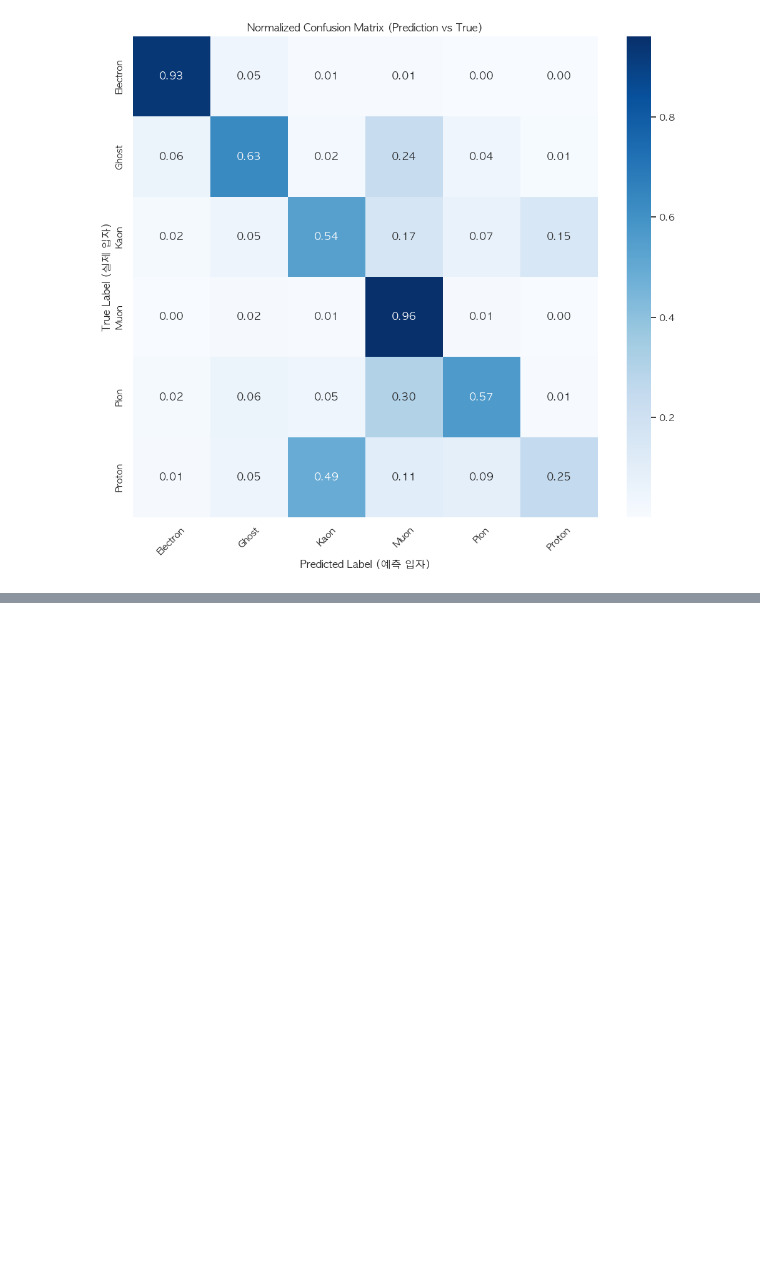
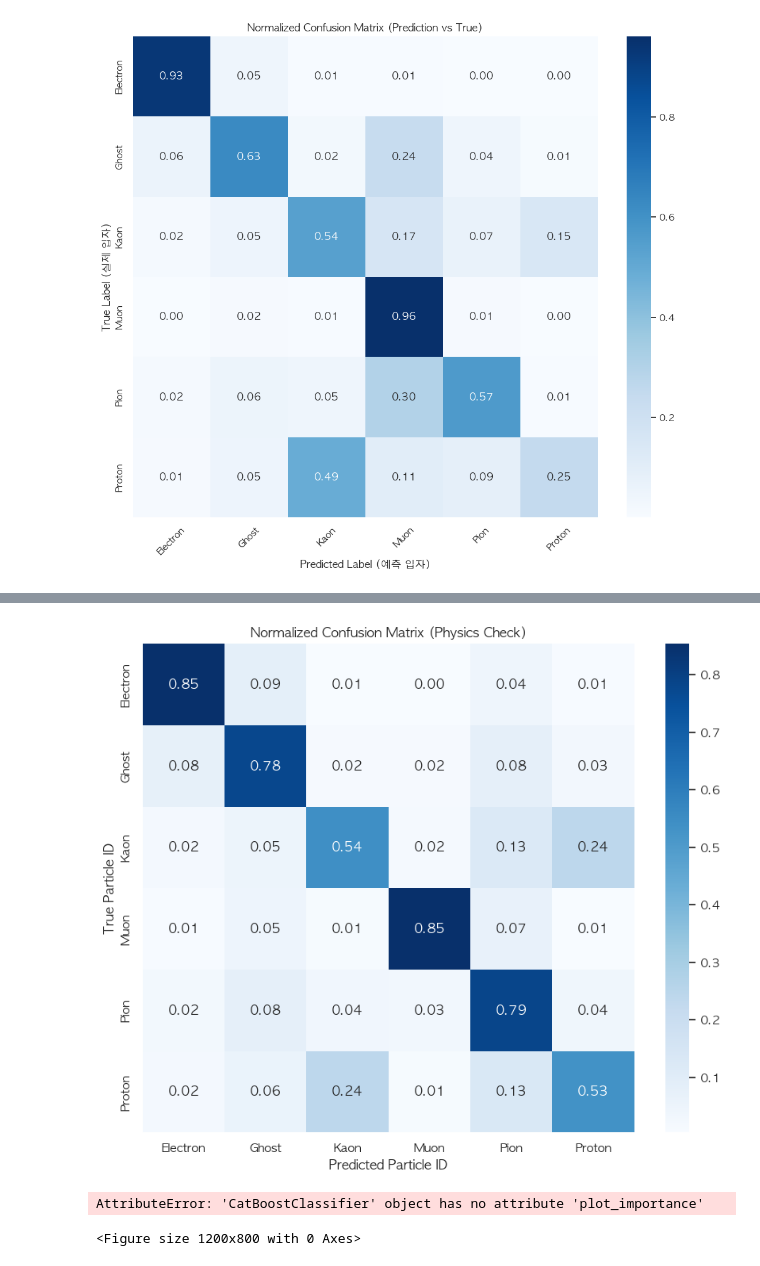
Before and after one commit to Jongseok103/UOS-Assignments, a Jupyter notebook: BigDataPhysic/CL_LHC.ipynb, the cells around one changed output, grey strips where cells are left out. Drawn from its saved outputs; the diff is of its cells as text; code cells hidden in the pictures; blank space fills up the shorter version.

```diff
--- a/BigDataPhysic/CL_LHC.ipynb
+++ b/BigDataPhysic/CL_LHC.ipynb
@@ -753,0 +857,67 @@ weighted avg       0.82      0.84      0.83     25086
+# %%
+# !pip install catboost
+from catboost import CatBoostClassifier, Pool
+from sklearn.metrics import accuracy_score
+
+# 1. CatBoost 모델 선언
+# task_type="GPU"를 쓰면 더 빠릅니다 (GPU가 있다면)
+cb_clf = CatBoostClassifier(
+    iterations=100,            # 트리 개수
+    learning_rate=0.05,
+    depth=5,
+    loss_function='MultiClass', # 다중 분류
+    eval_metric='Accuracy',
+    random_seed=42,
+    verbose=10,                # 100번마다 출력
+    early_stopping_rounds=50,   # 조기 종료
+    nan_mode='Min'              # 결측치(-999/NaN)를 최솟값으로 처리 (물리적으로 신호없음=작음 이므로 합리적)
+)
+
+# 2. 학습
+# CatBoost는 전용 Pool 객체를 쓰면 더 빠르고 효율적입니다.
+train_pool = Pool(X_train, y_train)
+val_pool = Pool(X_val, y_val)
+
+cb_clf.fit(
+    train_pool,
+    eval_set=val_pool,
+    plot=False
+)
+
+# 3. 평가
+print("\n[CatBoost Evaluation]")
+y_pred_cb = cb_clf.predict(X_val)
+acc_cb = accuracy_score(y_val, y_pred_cb)
+print(f"Validation Accuracy: {acc_cb:.4f}")
+
+# Feature Importance도 내장 함수로 바로 볼 수 있습니다.
+print(cb_clf.get_feature_importance(prettified=True).head(10))
+
+# 3. 평가 및 검증
+print("\n[Evaluation Results]")
+y_pred = cb_clf.predict(X_val)
+acc = accuracy_score(y_val, y_pred)
+print(f"Validation Accuracy: {acc:.4f}")
+print("\nClassification Report:")
+print(classification_report(y_val, y_pred, target_names=class_names))
+
+# --- 시각화 1: Confusion Matrix (어떤 입자를 헷갈려하는가?) ---
+plt.figure(figsize=(10, 8))
+cm = confusion_matrix(y_val, y_pred)
+# 값을 비율로 표시하여 클래스 불균형 영향 최소화
+cm_norm = cm.astype('float') / cm.sum(axis=1)[:, np.newaxis]
+
+sns.heatmap(cm_norm, annot=True, fmt='.2f', cmap='Blues',
+            xticklabels=class_names, yticklabels=class_names)
+plt.title('Normalized Confusion Matrix (Physics Check)')
+plt.ylabel('True Particle ID')
+plt.xlabel('Predicted Particle ID')
+plt.show()
+
+# --- 시각화 2: Feature Importance (모델은 무엇을 중요하게 봤는가?) ---
+plt.figure(figsize=(12, 8))
+# Gain: 해당 변수가 쓰였을 때 손실 함수(Loss)를 얼마나 줄였는가 (정보 이득)
+cb_clf.plot_importance(cb_clf, importance_type='gain', max_num_features=15, height=0.5, show_values=False)
+plt.title('Top 15 Most Important Features (By Gain)')
+plt.show()
+# %% [output]
@@ -753,0 +941,3 @@ weighted avg       0.82      0.84      0.83     25086
+[figure, added]
+AttributeError: 'CatBoostClassifier' object has no attribute 'plot_importance'
+<Figure size 1200x800 with 0 Axes>
```
Also changed, not shown: parts of 3 cells of this notebook, 6 other files.
